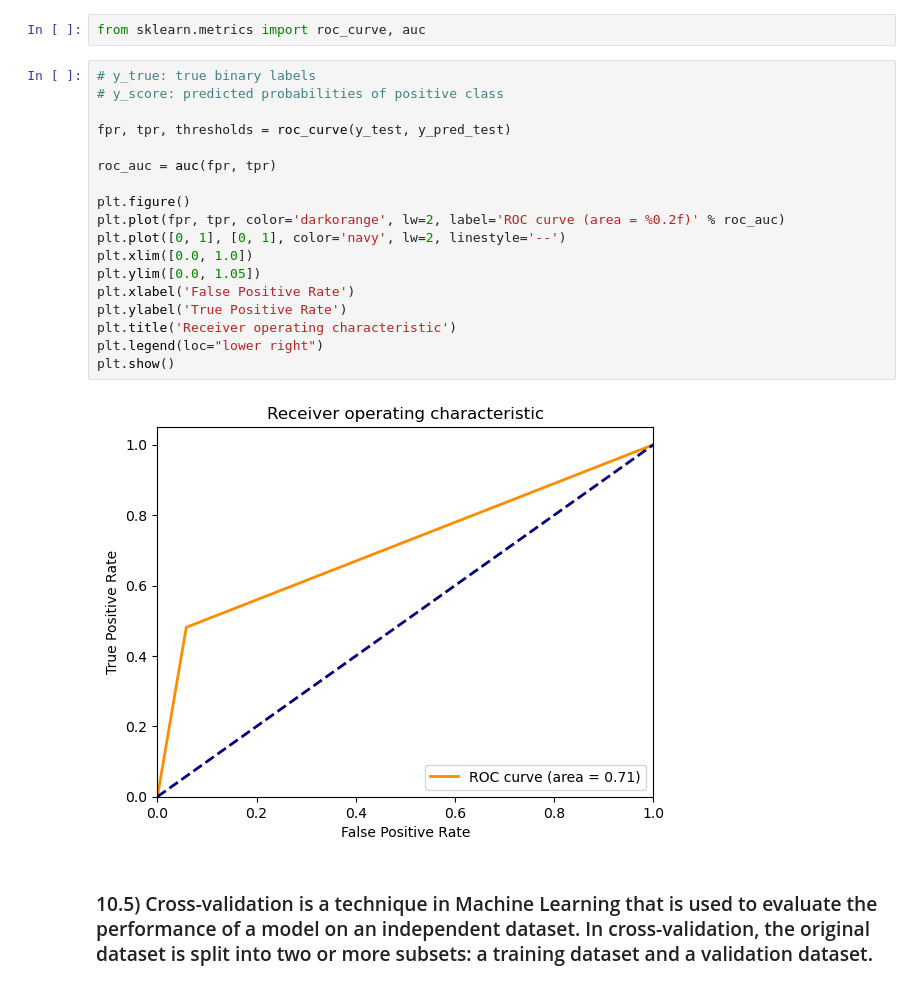
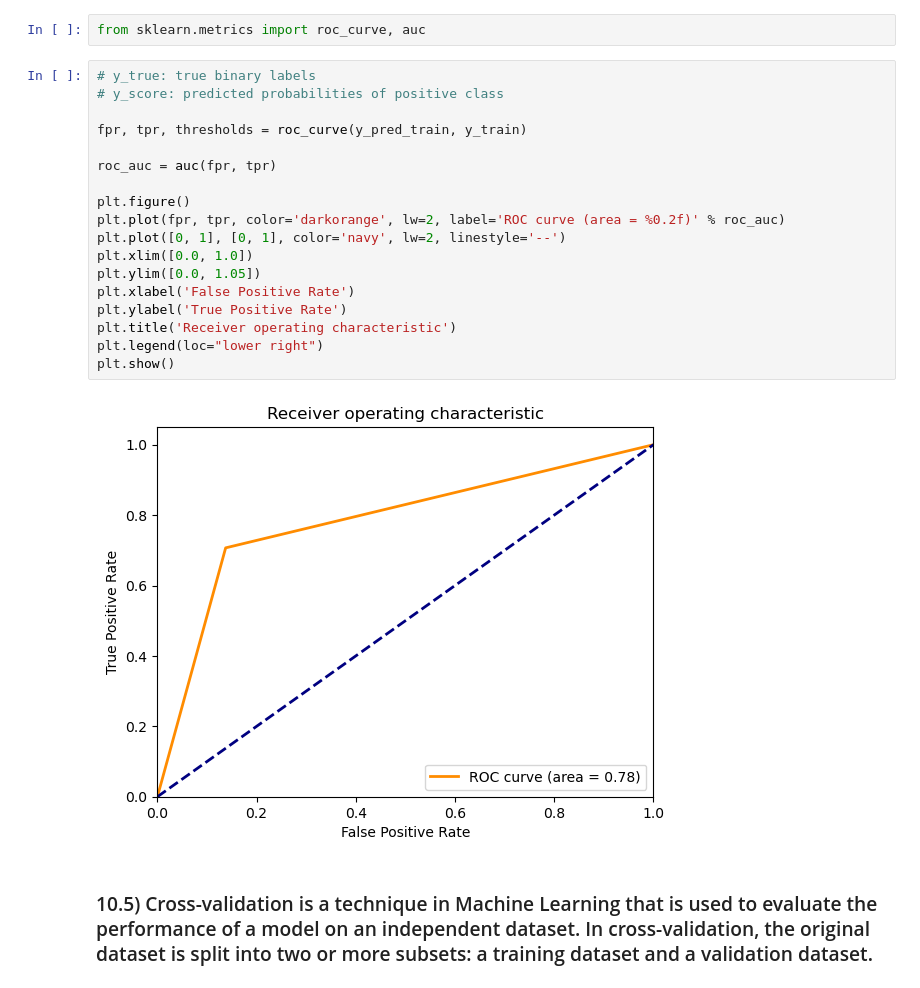
Before and after one commit to Sameer-ansarii/Case-Studies, a Jupyter notebook: RAIN PREDICTION (BINARY CLASSIFICATION-LOGISTIC REGRESSION).ipynb, the cells around one changed output. Saved outputs shown, nothing was run; the diff lists cells and outputs as text.

```diff
--- a/RAIN PREDICTION (BINARY CLASSIFICATION-LOGISTIC REGRESSION).ipynb
+++ b/RAIN PREDICTION (BINARY CLASSIFICATION-LOGISTIC REGRESSION).ipynb
@@ -1980,23 +1980,23 @@ from sklearn.metrics import roc_curve, auc
 # %%
 # y_true: true binary labels
 # y_score: predicted probabilities of positive class
 
-fpr, tpr, thresholds = roc_curve(y_test, y_pred_test)
+fpr, tpr, thresholds = roc_curve(y_pred_train, y_train)
 
 roc_auc = auc(fpr, tpr)
 
 plt.figure()
 plt.plot(fpr, tpr, color='darkorange', lw=2, label='ROC curve (area = %0.2f)' % roc_auc)
 plt.plot([0, 1], [0, 1], color='navy', lw=2, linestyle='--')
 plt.xlim([0.0, 1.0])
 plt.ylim([0.0, 1.05])
 plt.xlabel('False Positive Rate')
 plt.ylabel('True Positive Rate')
 plt.title('Receiver operating characteristic')
 plt.legend(loc="lower right")
 plt.show()
 # %% [output]
-[figure, old version]
+[figure, new version]
 # %% [markdown]
 ### 10.5) Cross-validation is a technique in Machine Learning that is used to evaluate the performance of a model on an independent dataset. In cross-validation, the original dataset is split into two or more subsets: a training dataset and a validation dataset.
 # %%
```
Also changed, not shown: parts of 17 cells of this notebook.
